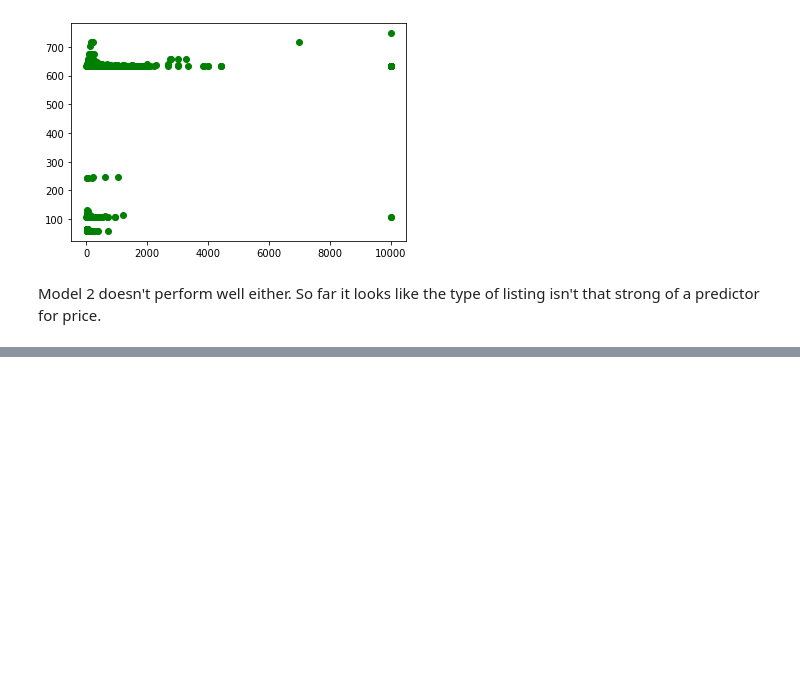
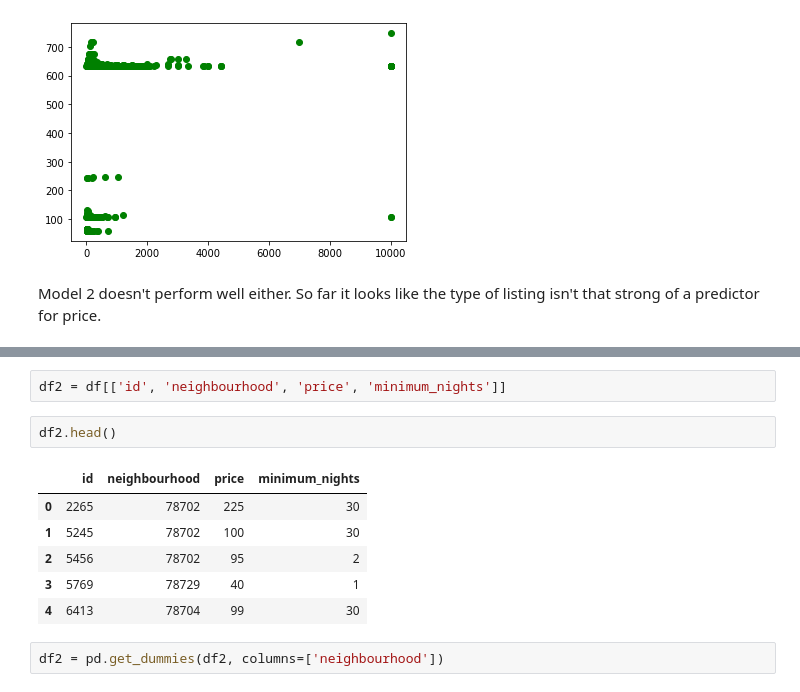
Before and after one commit to hank-butler/Second-Capstone, a Jupyter notebook: Second_Capstone.ipynb, the cells around one changed output, grey strips where cells are left out. Saved outputs shown, nothing was run; the diff lists cells and outputs as text; blank space fills up the shorter version.

```diff
--- a/Second_Capstone.ipynb
+++ b/Second_Capstone.ipynb
@@ -335,0 +349,13 @@ Model 2 doesn't perform well either. So far it looks like the type of listing is
+# %%
+df2 = df[['id', 'neighbourhood', 'price', 'minimum_nights']]
+# %%
+df2.head()
+# %% [output]
+|  | id | neighbourhood | price | minimum_nights |
+| 0 | 2265 | 78702 | 225 | 30 |
+| 1 | 5245 | 78702 | 100 | 30 |
+| 2 | 5456 | 78702 | 95 | 2 |
+| 3 | 5769 | 78729 | 40 | 1 |
+| 4 | 6413 | 78704 | 99 | 30 |
+# %%
+df2 = pd.get_dummies(df2, columns=['neighbourhood'])
```
Also changed, not shown: parts of 4 cells of this notebook.
